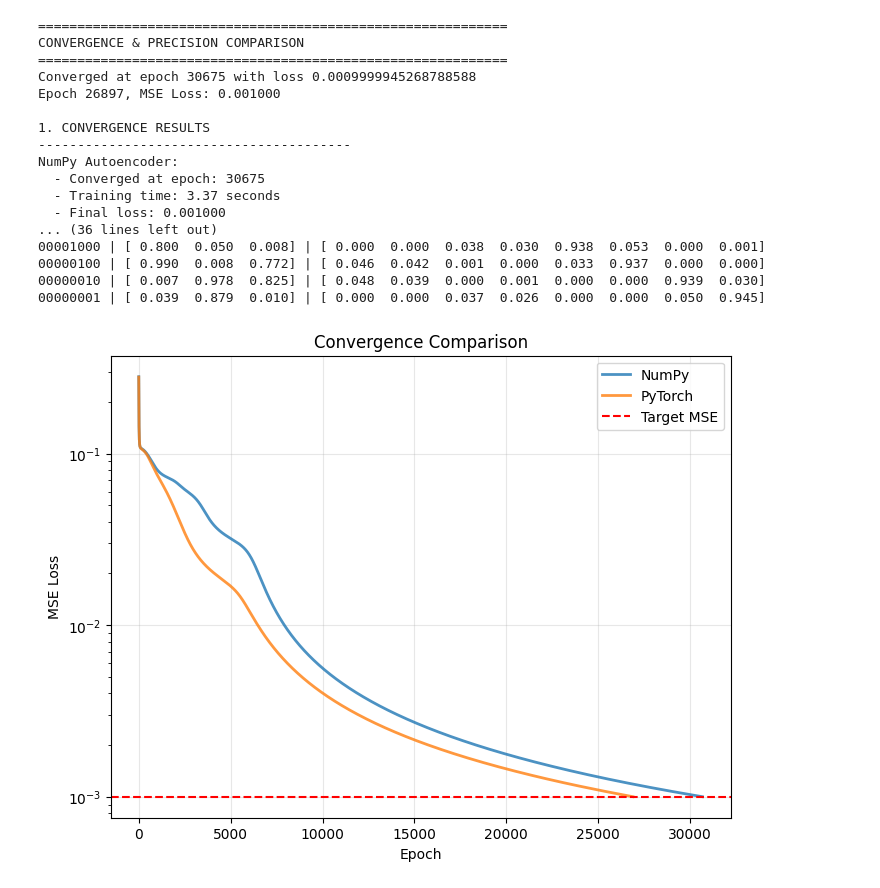
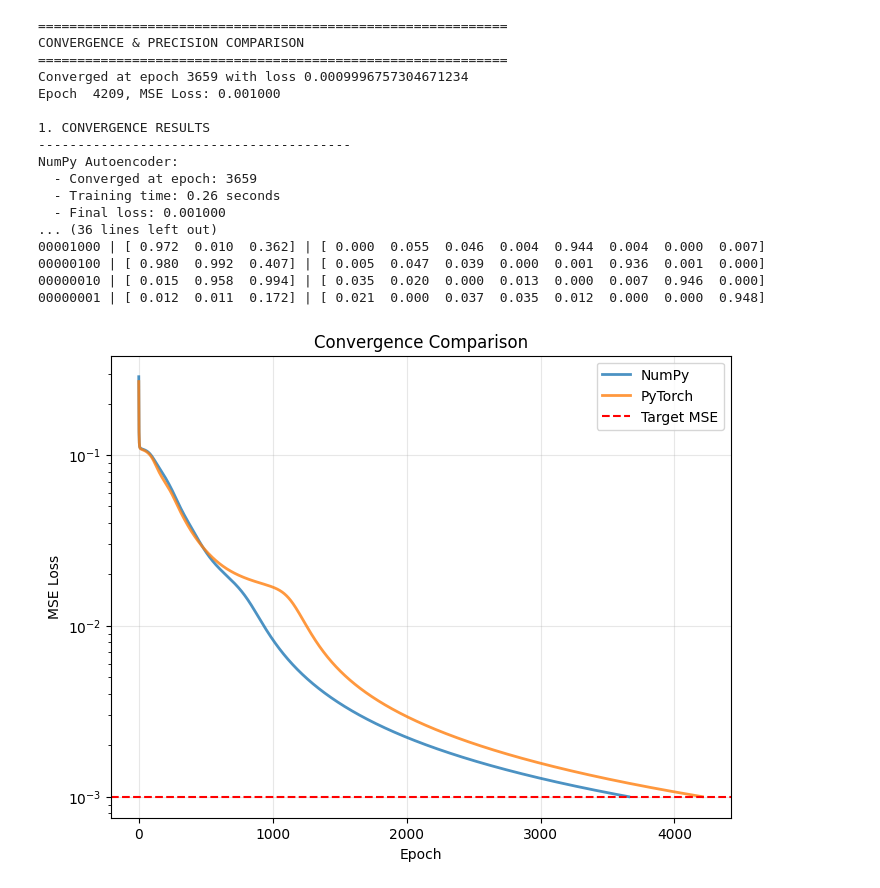
Before and after one commit to PCBZ/CS6140, a Jupyter notebook: HW2B/HW2B_problem2.ipynb, the cells around one changed output. Drawn from its saved outputs; the diff is of its cells as text; code cells hidden in the pictures.

Commit message:
Update Problem2 learning_rate and epoch

```diff
--- a/HW2B/HW2B_problem2.ipynb
+++ b/HW2B/HW2B_problem2.ipynb
@@ -228,12 +228,17 @@ def compare_convergence_precision():
     print("CONVERGENCE & PRECISION COMPARISON")
     print("="*60)
 
+    # Set hyperparameters
+    learning_rate = 15.0
+    epochs = 5000
+    target_mse = 0.001
+
     # Train both models
-    manual_model = AutoEncoder(learning_rate = 2.0)
-    pytorch_model = PyTorchAutoEncoder(learning_rate = 2.0)
+    manual_model = AutoEncoder(learning_rate)
+    pytorch_model = PyTorchAutoEncoder(learning_rate)
 
-    manual_losses = manual_model.train(X, epochs = 40000, target_mse = 0.001)
-    pytorch_losses = pytorch_model.train_model(X, epochs = 40000, target_mse = 0.001)
+    manual_losses = manual_model.train(X, epochs, target_mse)
+    pytorch_losses = pytorch_model.train_model(X, epochs, target_mse)
 
     # 1. CONVERGENCE COMPARISON
     print("\n1. CONVERGENCE RESULTS")
@@ -298,39 +303,39 @@ def compare_convergence_precision():
         hidden_str = ' '.join([f"{h:6.3f}" for h in pytorch_encoding[i]])
         output_str = ' '.join([f"{o:6.3f}" for o in pytorch_output[i]])
         print(f"{input_pattern} | [{hidden_str}] | [{output_str}]")
 
     # 3. VISUALIZATION
     fig, ax = plt.subplots(figsize=(8, 6))
 
     # Convergence plot
     ax.plot(manual_losses, label='NumPy', linewidth=2, alpha=0.8)
     ax.plot(pytorch_losses, label='PyTorch', linewidth=2, alpha=0.8)
     ax.axhline(y=0.001, color='r', linestyle='--', label='Target MSE')
     ax.set_xlabel('Epoch')
     ax.set_ylabel('MSE Loss')
     ax.set_yscale('log')
     ax.set_title('Convergence Comparison')
     ax.legend()
     ax.grid(True, alpha=0.3)
 
 if __name__ == "__main__":
     compare_convergence_precision()
 # %% [output]
 ============================================================
 CONVERGENCE & PRECISION COMPARISON
 ============================================================
-Converged at epoch 30675 with loss 0.0009999945268788588
-Epoch 26897, MSE Loss: 0.001000
+Converged at epoch 3659 with loss 0.0009996757304671234
+Epoch  4209, MSE Loss: 0.001000
 
 1. CONVERGENCE RESULTS
 ----------------------------------------
 NumPy Autoencoder:
-  - Converged at epoch: 30675
-  - Training time: 3.37 seconds
+  - Converged at epoch: 3659
+  - Training time: 0.26 seconds
   - Final loss: 0.001000
 ... (36 lines left out)
-00001000 | [ 0.800  0.050  0.008] | [ 0.000  0.000  0.038  0.030  0.938  0.053  0.000  0.001]
-00000100 | [ 0.990  0.008  0.772] | [ 0.046  0.042  0.001  0.000  0.033  0.937  0.000  0.000]
-00000010 | [ 0.007  0.978  0.825] | [ 0.048  0.039  0.000  0.001  0.000  0.000  0.939  0.030]
-00000001 | [ 0.039  0.879  0.010] | [ 0.000  0.000  0.037  0.026  0.000  0.000  0.050  0.945]
+00001000 | [ 0.972  0.010  0.362] | [ 0.000  0.055  0.046  0.004  0.944  0.004  0.000  0.007]
+00000100 | [ 0.980  0.992  0.407] | [ 0.005  0.047  0.039  0.000  0.001  0.936  0.001  0.000]
+00000010 | [ 0.015  0.958  0.994] | [ 0.035  0.020  0.000  0.013  0.000  0.007  0.946  0.000]
+00000001 | [ 0.012  0.011  0.172] | [ 0.021  0.000  0.037  0.035  0.012  0.000  0.000  0.948]
-[figure, old version]
+[figure, new version]
```
